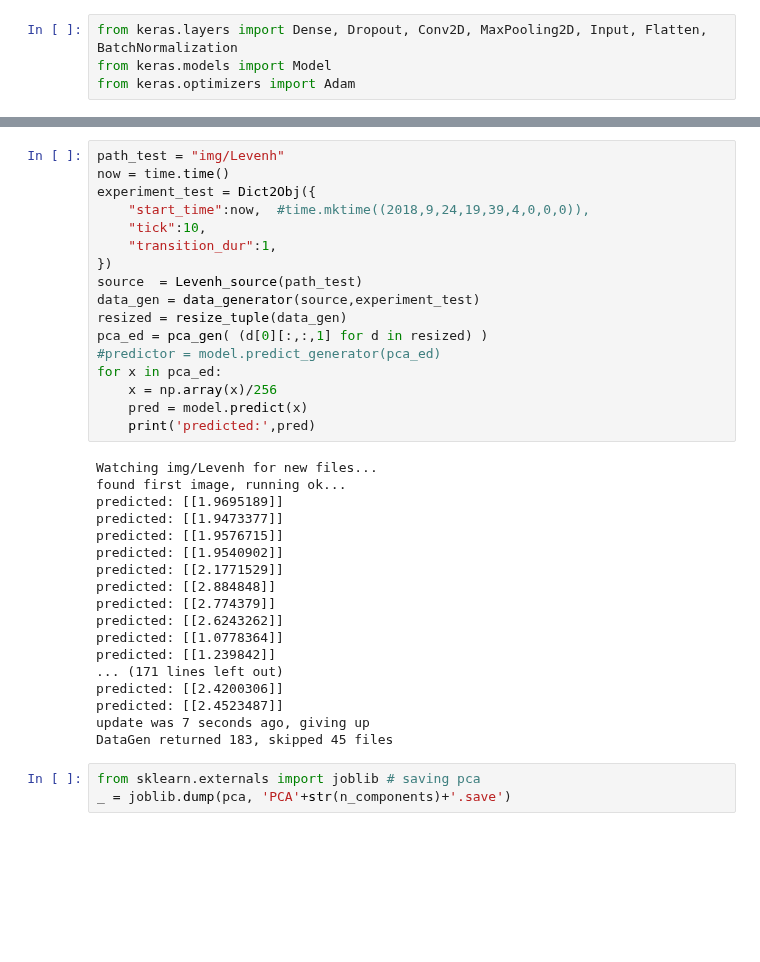
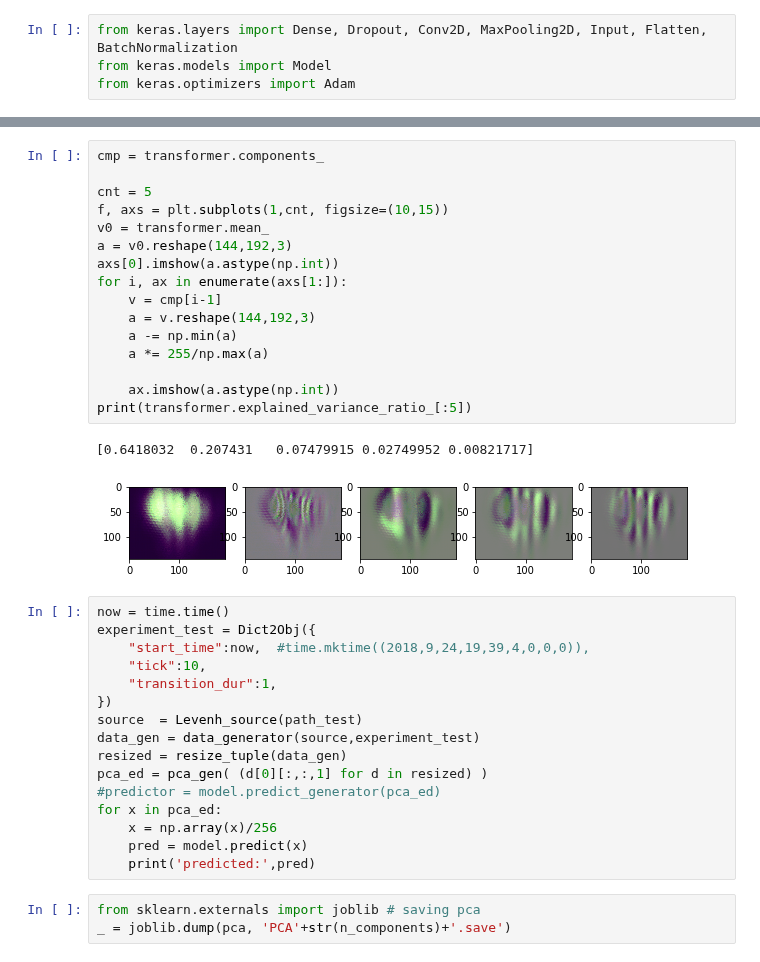
Before and after one commit to DaniloZZZ/quantTechLab, a Jupyter notebook: analysis/main.ipynb, the cells around one changed output, grey strips where cells are left out. Cells and saved outputs as stored; diff of their text form; blank space fills up the shorter version.

Commit message:
first try to train

```diff
--- a/analysis/main.ipynb
+++ b/analysis/main.ipynb
@@ -164,5 +232,23 @@ Epoch 500/500
+# %%
+cmp = transformer.components_
+
+cnt = 5
+f, axs = plt.subplots(1,cnt, figsize=(10,15))
+v0 = transformer.mean_
+a = v0.reshape(144,192,3)
+axs[0].imshow(a.astype(np.int))
+for i, ax in enumerate(axs[1:]):
+    v = cmp[i-1]
+    a = v.reshape(144,192,3)
+    a -= np.min(a)
+    a *= 255/np.max(a)
+
+    ax.imshow(a.astype(np.int))
+print(transformer.explained_variance_ratio_[:5])
+# %% [output]
+[0.6418032  0.207431   0.07479915 0.02749952 0.00821717]
+[figure, added]
 # %%
-path_test = "img/Levenh"
 now = time.time()
 experiment_test = Dict2Obj({
     "start_time":now,  #time.mktime((2018,9,24,19,39,4,0,0,0)),
@@ -178,24 +264,6 @@ for x in pca_ed:
     x = np.array(x)/256
     pred = model.predict(x)
     print('predicted:',pred)
-# %% [output]
-Watching img/Levenh for new files...
-found first image, running ok...
-predicted: [[1.9695189]]
-predicted: [[1.9473377]]
-predicted: [[1.9576715]]
-predicted: [[1.9540902]]
-predicted: [[2.1771529]]
-predicted: [[2.884848]]
-predicted: [[2.774379]]
-predicted: [[2.6243262]]
-predicted: [[1.0778364]]
-predicted: [[1.239842]]
-... (171 lines left out)
-predicted: [[2.4200306]]
-predicted: [[2.4523487]]
-update was 7 seconds ago, giving up
-DataGen returned 183, skipped 45 files
 # %%
 from sklearn.externals import joblib # saving pca
 _ = joblib.dump(pca, 'PCA'+str(n_components)+'.save')
```
Also changed, not shown: parts of 23 cells of this notebook, 2 other files.
